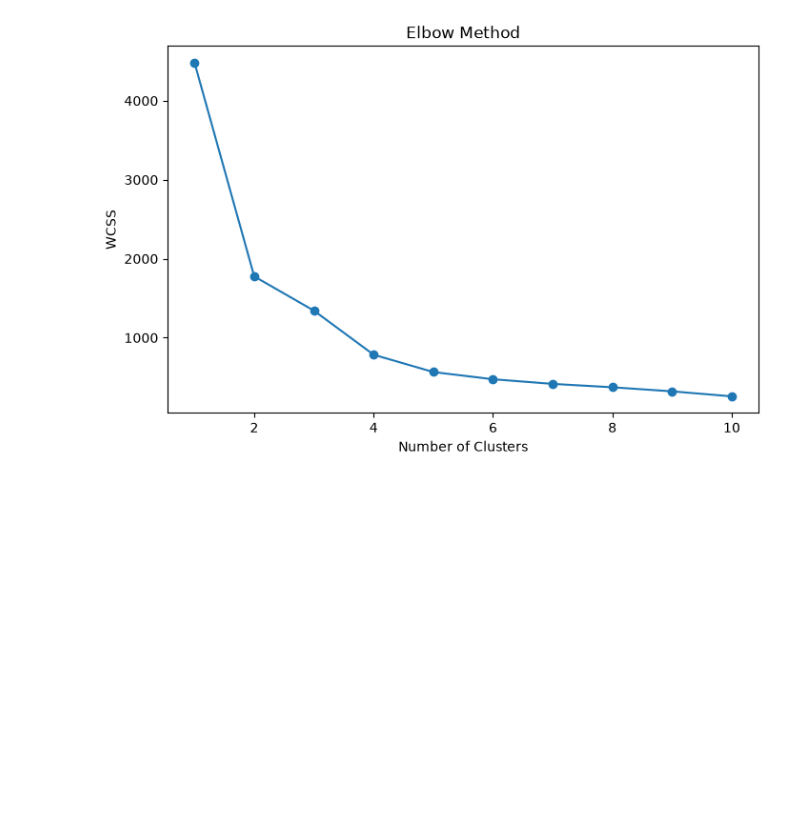
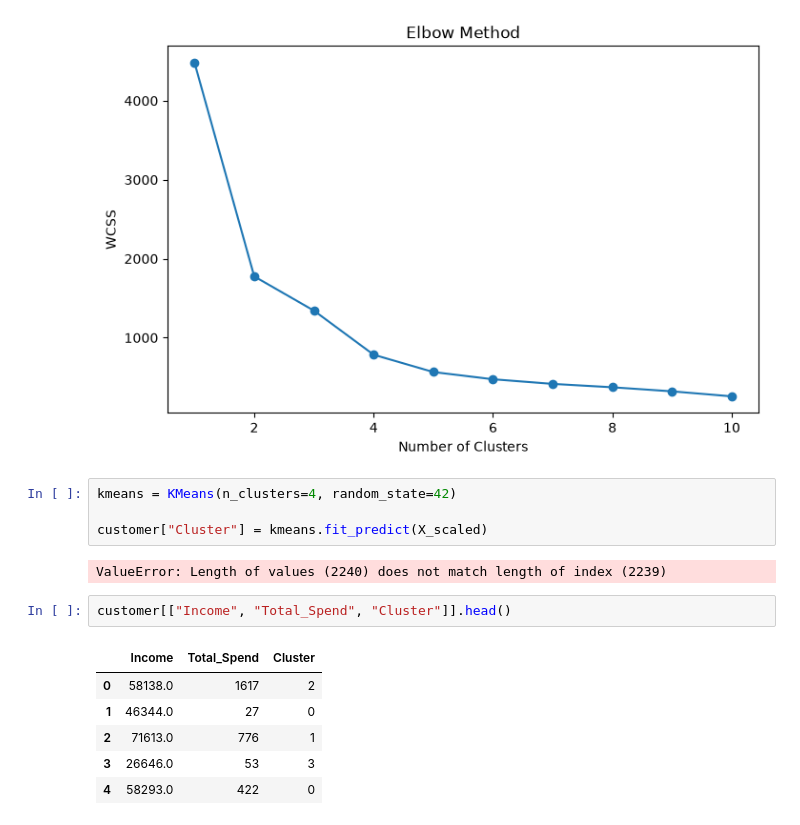
Before and after one commit to mustafagohar-sp/AI-ML-Internship, a Jupyter notebook: Week 2/kmeans.ipynb, the cells around one changed output. Saved outputs shown, nothing was run; the diff lists cells and outputs as text; blank space fills up the shorter version.

```diff
--- a/Week 2/kmeans.ipynb
+++ b/Week 2/kmeans.ipynb
@@ -181,3 +181,18 @@ plt.title("Elbow Method")
 plt.show()
 # %% [output]
 [figure]
+# %%
+kmeans = KMeans(n_clusters=4, random_state=42)
+
+customer["Cluster"] = kmeans.fit_predict(X_scaled)
+# %% [output]
+ValueError: Length of values (2240) does not match length of index (2239)
+# %%
+customer[["Income", "Total_Spend", "Cluster"]].head()
+# %% [output]
+|  | Income | Total_Spend | Cluster |
+| 0 | 58138.0 | 1617 | 2 |
+| 1 | 46344.0 | 27 | 0 |
+| 2 | 71613.0 | 776 | 1 |
+| 3 | 26646.0 | 53 | 3 |
+| 4 | 58293.0 | 422 | 0 |
```
Also changed, not shown: parts of 4 cells of this notebook.
